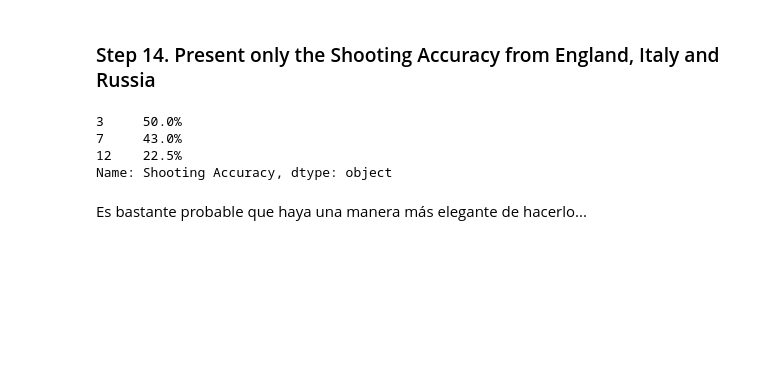
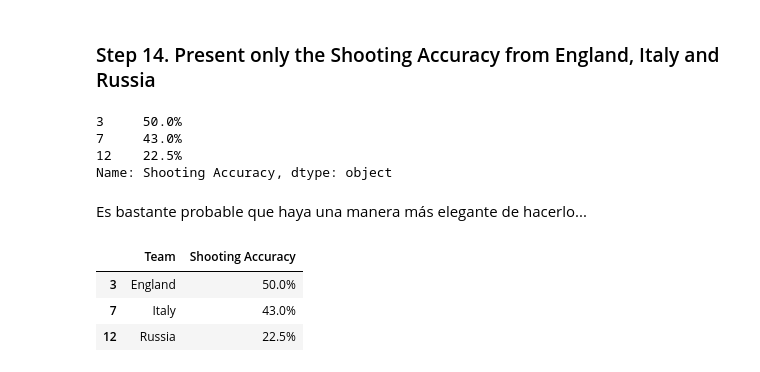
Before and after one commit to PacoFletcher/2503_dsft_thebridge_paco, a Jupyter notebook: 2-Data_Analysis/2-Pandas/Practica/4-Euro12/Euro12.ipynb, the cells around one changed output. Cells and saved outputs as stored; diff of their text form; code cells hidden in the pictures; blank space fills up the shorter version.

```diff
--- a/2-Data_Analysis/2-Pandas/Practica/4-Euro12/Euro12.ipynb
+++ b/2-Data_Analysis/2-Pandas/Practica/4-Euro12/Euro12.ipynb
@@ -298,3 +364,10 @@ euro12[(euro12["Team"] == "England") | (euro12["Team"] == "Italy") | (euro12["Te
 Name: Shooting Accuracy, dtype: object
 # %% [markdown]
 Es bastante probable que haya una manera más elegante de hacerlo...
+# %%
+euro12.loc[euro12["Team"].isin(["England","Italy","Russia"])][["Team","Shooting Accuracy"]]
+# %% [output]
+|  | Team | Shooting Accuracy |
+| 3 | England | 50.0% |
+| 7 | Italy | 43.0% |
+| 12 | Russia | 22.5% |
```
Also changed, not shown: parts of 5 cells of this notebook.
